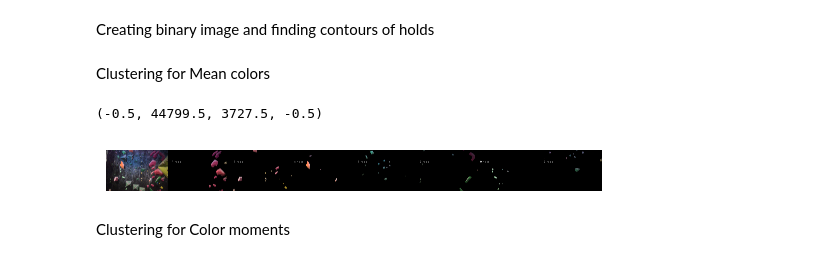
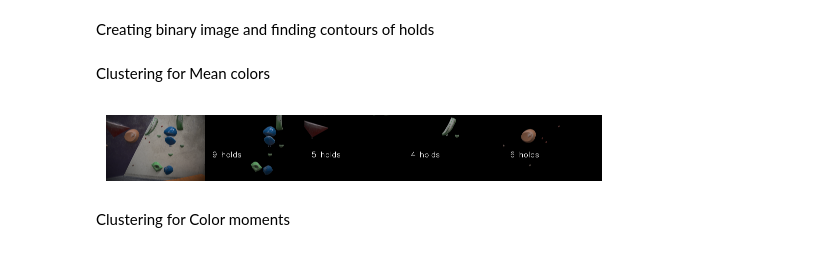
Before and after one commit to xiaoxiae/Indoor-Climbing-Hold-and-Route-Segmentation, a Jupyter notebook: demo.ipynb, the cells around one changed output. Cells and saved outputs as stored; diff of their text form; code cells hidden in the pictures.

```diff
--- a/demo.ipynb
+++ b/demo.ipynb
@@ -263,54 +214,28 @@ v = Visualizer(
 # %% [markdown]
 Creating binary image and finding contours of holds
 # %%
-gray = cv2.cvtColor(image, cv2.COLOR_BGR2GRAY)
-points = np.array([[0,0],[d_dict["width"]-1,0],[d_dict["width"]-1,d_dict["height"]-1],[0,d_dict["height"]-1]])
-
-cv2.fillPoly(gray,np.int32([points]),(0,0,0))
-for poly in d_dict["annotations"]:
-    p=np.array(poly["segmentation"])
-    points = np.reshape(p,[int(p.shape[1]/2),2])
-    cv2.fillPoly(gray,np.int32([points]),(255,255,255))
-mask = gray
-
-contours, _ = cv2.findContours(mask, cv2.RETR_EXTERNAL, cv2.CHAIN_APPROX_SIMPLE)
+contours = find_hold_contours(image, d_dict)
 # %% [markdown]
 Clustering for Mean colors
 # %%
+from std.utils import *
+
 df_mean_color = pd.DataFrame()
 for idx, contour in enumerate(contours):
     # get mean color of contour:
     masked = np.zeros_like(image[:, :, 0])  # This mask is used to get the mean color of the specific bead (contour), for kmeans
     cv2.drawContours(masked, [contour], 0, 255, -1)
 
     B_mean, G_mean, R_mean, _ = cv2.mean(image, mask=masked)
     df = pd.DataFrame({'B_mean': B_mean, 'G_mean': G_mean, 'R_mean': R_mean}, index=[idx])
     df_mean_color = pd.concat([df_mean_color, df])
 
-df_mean_color2 = df_mean_color
-
-km = KMeans( n_clusters=7, n_init="auto")
+km = KMeans( n_clusters=5, n_init="auto")
 df_mean_color['label'] = km.fit_predict(df_mean_color)
 
-def draw_segmented_objects(image, contours, label_cnt_idx, holds_count):
-    mask = np.zeros_like(image[:, :, 0])
-    cv2.drawContours(mask, [contours[i] for i in label_cnt_idx], -1, (255), -1)
-    masked_image = cv2.bitwise_and(image, image, mask=mask)
-    masked_image = cv2.putText(masked_image, f'{holds_count} holds', (200, 1200), cv2.FONT_HERSHEY_SIMPLEX,
-                        fontScale = 7, color = (255, 255, 255), thickness = 15, lineType = cv2.LINE_AA)
-    return masked_image
-
-img = image.copy()
-for label, df_grouped in df_mean_color.groupby('label'):
-    holds_amount = len(df_grouped)
-    masked_image = draw_segmented_objects(image, contours, df_grouped.index, holds_amount)
-    img = cv2.hconcat([img, masked_image])
-
-plt.imshow(cv2.cvtColor(img, cv2.COLOR_BGR2RGB) )
-plt.axis('off')
+plot_result(image, contours, df_mean_color)
 # %% [output]
-(-0.5, 44799.5, 3727.5, -0.5)
-[figure, old version]
+[figure, new version]
 # %% [markdown]
 Clustering for Color moments
 # %%
```
Also changed, not shown: parts of 3 cells of this notebook, 1 other file.
